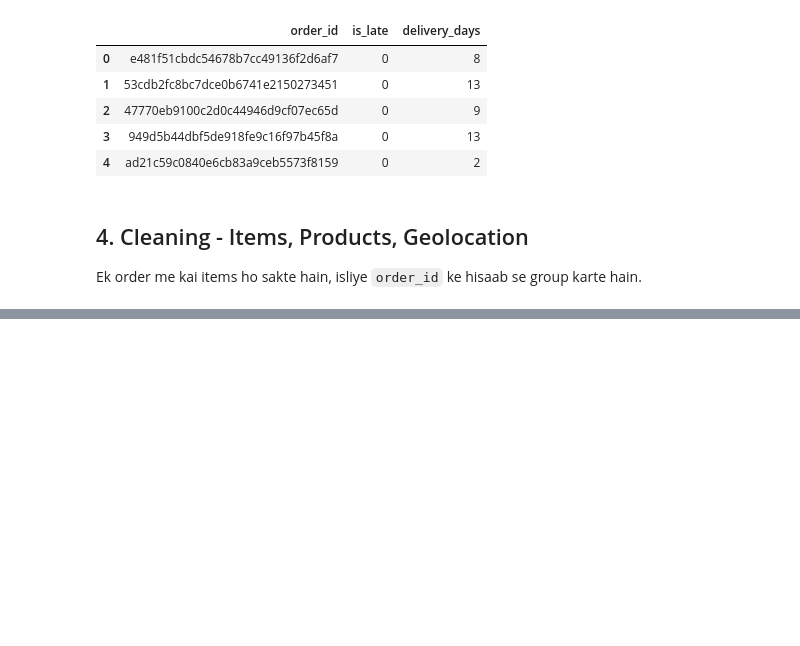
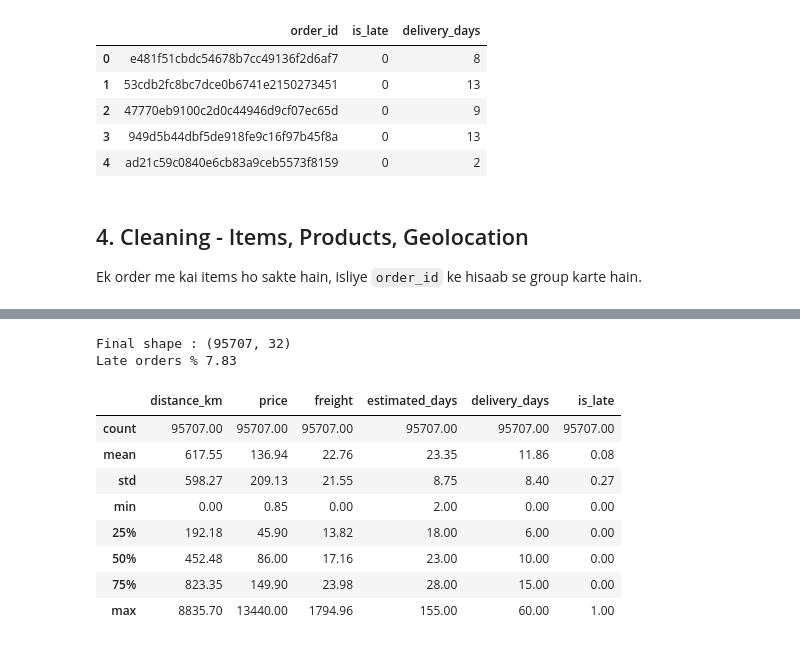
Before and after one commit to paramcgwala-crypto/param_pythonand_ml_turtle_graphic_proper_notation, a Jupyter notebook: basic_Tradition_programing_python/Ml_new_Project_omly_for_prctice/olist_project_folder/olist_cutomers_dataset.ipynb, the cells around one changed output, grey strips where cells are left out. Saved outputs shown, nothing was run; the diff lists cells and outputs as text; code cells hidden in the pictures; blank space fills up the shorter version.

```diff
--- a/basic_Tradition_programing_python/Ml_new_Project_omly_for_prctice/olist_project_folder/olist_cutomers_dataset.ipynb
+++ b/basic_Tradition_programing_python/Ml_new_Project_omly_for_prctice/olist_project_folder/olist_cutomers_dataset.ipynb
@@ -117,0 +166,41 @@ geo_avg.head()
+# %%
+df = df.dropna(subset=['cust_lat','cust_lng','sell_lat','sell_lng']).copy()   # lat/lng khali wali rows hatao
+
+lat_diff = df['cust_lat'] - df['sell_lat']                      # latitude ka fark
+lng_diff = df['cust_lng'] - df['sell_lng']                      # longitude ka fark
+df['distance_km'] = np.sqrt(lat_diff ** 2 + lng_diff ** 2) * 111   # seedhi doori, 1 degree = lagbhag 111 km
+
+df['same_state'] = (df['customer_state'] == df['seller_state']).astype(int)   # same state = 1, alag = 0
+
+df['purchase_month'] = df['order_purchase_timestamp'].dt.month        # order kis mahine me hua
+df['purchase_dayofweek'] = df['order_purchase_timestamp'].dt.dayofweek   # kaunse din (0 = Monday)
+df['purchase_hour'] = df['order_purchase_timestamp'].dt.hour          # din ke kaunse ghante me
+
+df['estimated_days'] = (df['order_estimated_delivery_date'] - df['order_purchase_timestamp']).dt.days   # company ne kitne din bole the
+
+df['product_weight_g'] = df['product_weight_g'].fillna(df['product_weight_g'].median())   # khali weight = median
+df['volume_cm3'] = df['volume_cm3'].fillna(df['volume_cm3'].median())                     # khali volume = median
+df['category'] = df['category'].fillna('unknown')                                         # khali category = unknown
+
+top_cat = df['category'].value_counts().head(10).index                        # sabse zyada wali 10 categories
+df['category'] = df['category'].where(df['category'].isin(top_cat), 'other')  # baaki sab 'other'
+
+df = df[df['delivery_days'] <= 60]                                     # 60 din se zyada wali extreme deliveries hatao
+
+df = df.sort_values('order_purchase_timestamp').reset_index(drop=True)   # purane order pehle, naye baad me
+
+print('Final shape :', df.shape)                                       # rows aur columns
+print('Late orders %', round(df['is_late'].mean() * 100, 2))           # kitne % order late hue
+df[['distance_km','price','freight','estimated_days','delivery_days','is_late']].describe().round(2)   # in columns ka summary
+# %% [output]
+Final shape : (95707, 32)
+Late orders % 7.83
+|  | distance_km | price | freight | estimated_days | delivery_days | is_late |
+| count | 95707.00 | 95707.00 | 95707.00 | 95707.00 | 95707.00 | 95707.00 |
+| mean | 617.55 | 136.94 | 22.76 | 23.35 | 11.86 | 0.08 |
+| std | 598.27 | 209.13 | 21.55 | 8.75 | 8.40 | 0.27 |
+| min | 0.00 | 0.85 | 0.00 | 2.00 | 0.00 | 0.00 |
+| 25% | 192.18 | 45.90 | 13.82 | 18.00 | 6.00 | 0.00 |
+| 50% | 452.48 | 86.00 | 17.16 | 23.00 | 10.00 | 0.00 |
+| 75% | 823.35 | 149.90 | 23.98 | 28.00 | 15.00 | 0.00 |
+| max | 8835.70 | 13440.00 | 1794.96 | 155.00 | 60.00 | 1.00 |
```
Also changed, not shown: parts of 12 cells of this notebook.
